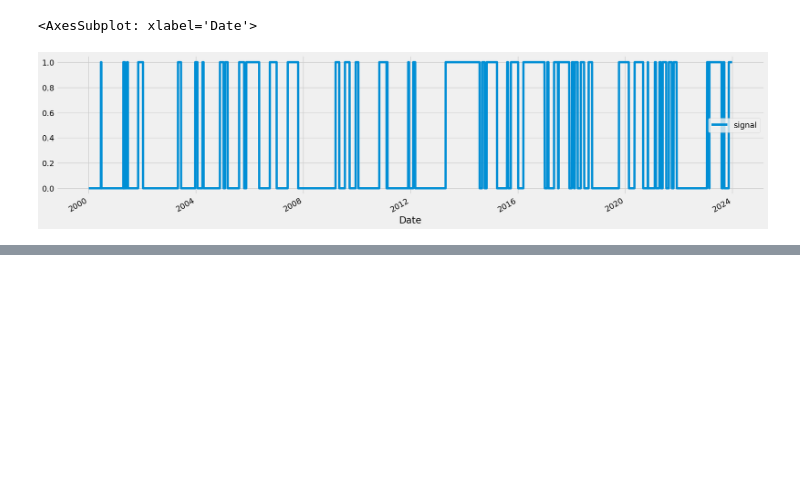
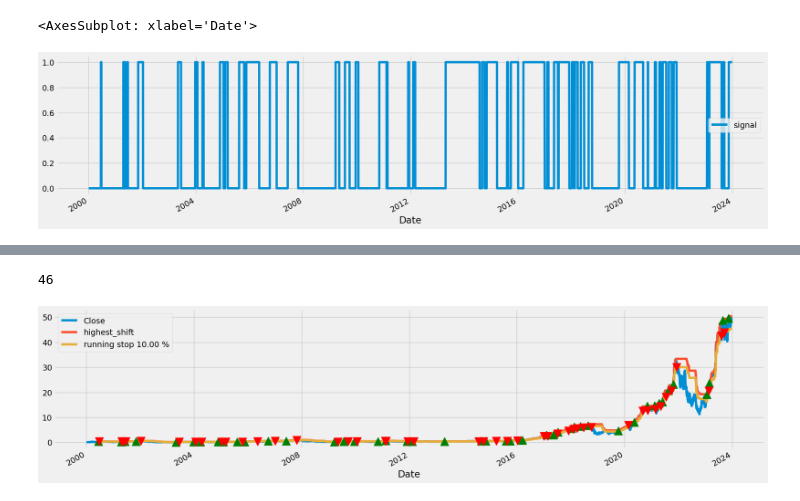
Before and after one commit to pNatTueku/codingProjectwithPython, a Jupyter notebook: project_06_stock_price.ipynb, the cells around one changed output, grey strips where cells are left out. Saved outputs shown, nothing was run; the diff lists cells and outputs as text; code cells hidden in the pictures; blank space fills up the shorter version.

```diff
--- a/project_06_stock_price.ipynb
+++ b/project_06_stock_price.ipynb
@@ -285,0 +378,14 @@ df[['signal']].plot(figsize = (20, 5))
+# %%
+len(df[df['signal'].diff() == 1].index)
+# %% [output]
+46
+# %%
+df[["Close", "highest_shift"]].plot(figsize = (20, 5))
+(df["highest_shift"] * stop_pct).plot(label = f'running stop {(1 - stop_pct)*100:.2f} %')
+
+plt.plot(df[df["signal"].diff() == 1].index, df[df["signal"].diff() == 1]['Close'], '^', markersize = 15, color = 'green') # -1: sale, 1: buy, 0: no action
+plt.plot(df[df["signal"].diff() == -1].index, df[df["signal"].diff() == -1]['Close'], 'v', markersize = 15, color = 'red')
+plt.legend()
+plt.show()
+# %% [output]
+[figure, added]
```
Also changed, not shown: parts of 9 cells of this notebook.
